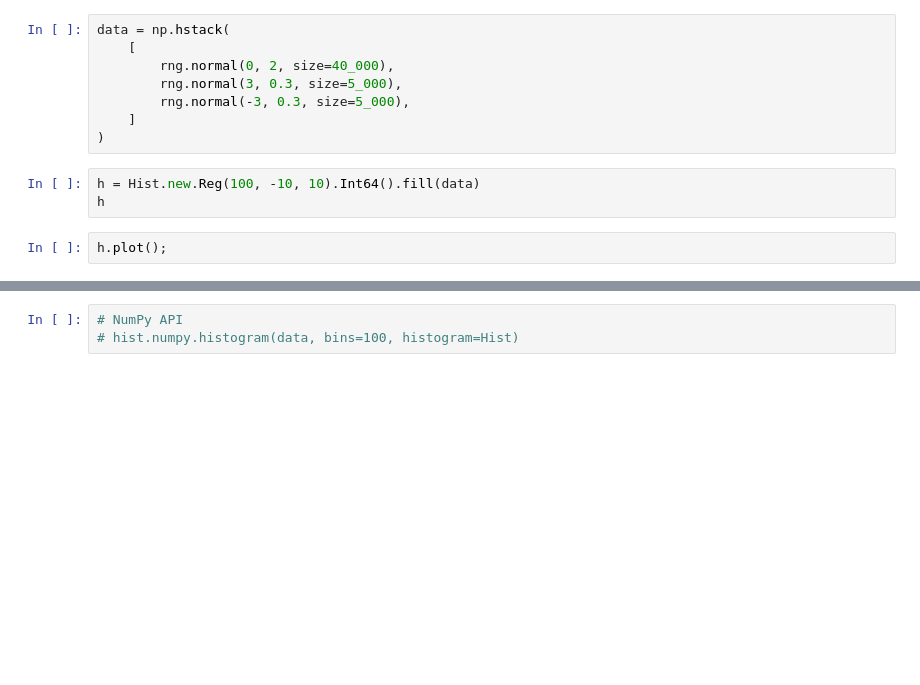
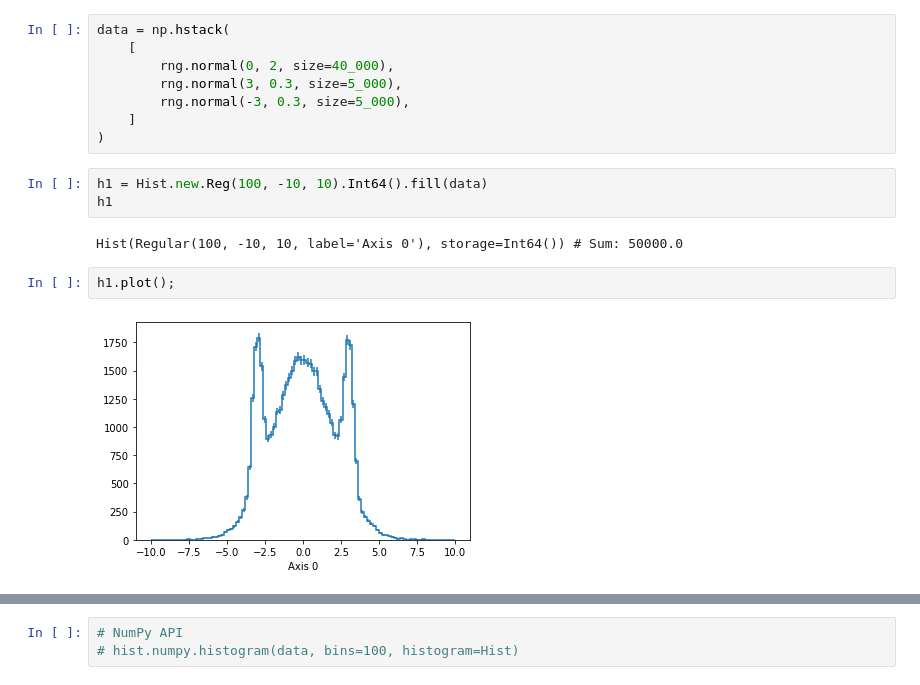
Before and after one commit to amangoel185/pyhep-2022-histogramming-talk, a Jupyter notebook: 1_histograms.ipynb, the cells around one changed output, grey strips where cells are left out. Drawn from its saved outputs; the diff is of its cells as text; blank space fills up the shorter version.

```diff
--- a/1_histograms.ipynb
+++ b/1_histograms.ipynb
@@ -50,8 +42,12 @@ data = np.hstack(
     ]
 )
 # %%
-h = Hist.new.Reg(100, -10, 10).Int64().fill(data)
-h
+h1 = Hist.new.Reg(100, -10, 10).Int64().fill(data)
+h1
+# %% [output]
+Hist(Regular(100, -10, 10, label='Axis 0'), storage=Int64()) # Sum: 50000.0
 # %%
-h.plot();
+h1.plot();
+# %% [output]
+[figure, added]
 # %%
```
Also changed, not shown: parts of 19 cells of this notebook, 6 other files.
